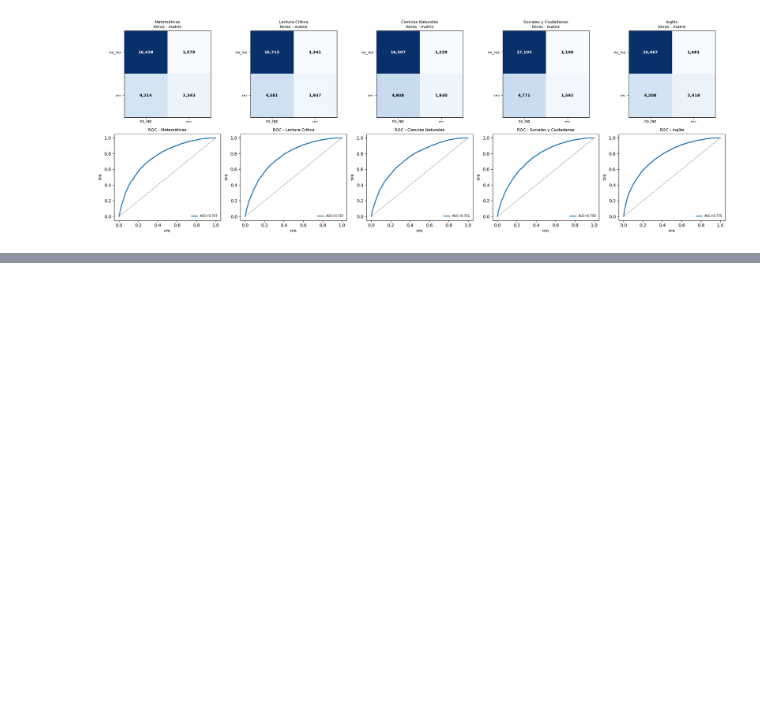
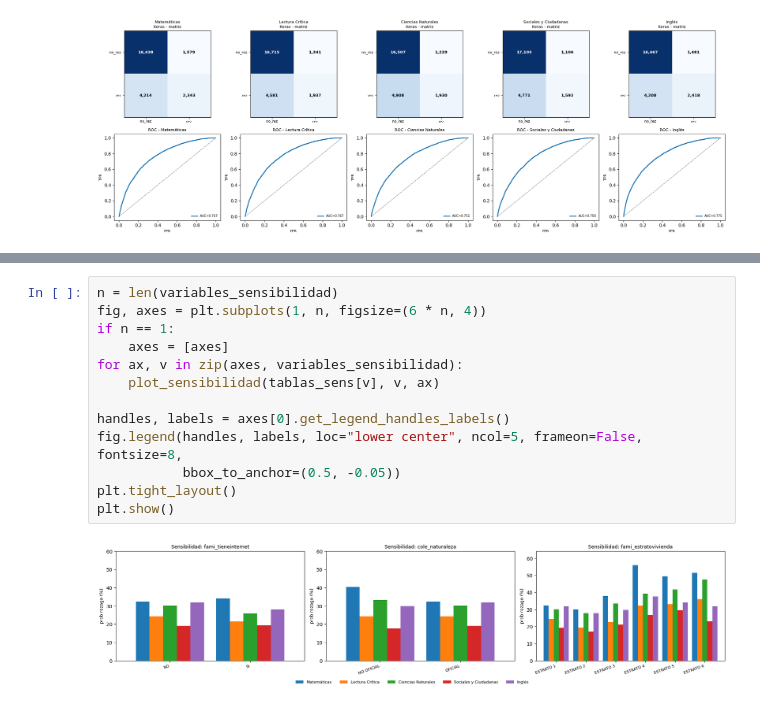
Before and after one commit to lrestrepoe/proyecto2-analitica, a Jupyter notebook: Modelo_Dani.ipynb, the cells around one changed output, grey strips where cells are left out. Cells and saved outputs as stored; diff of their text form; blank space fills up the shorter version.

```diff
--- a/Modelo_Dani.ipynb
+++ b/Modelo_Dani.ipynb
@@ -985,0 +1565,15 @@ plt.show()
+# %%
+n = len(variables_sensibilidad)
+fig, axes = plt.subplots(1, n, figsize=(6 * n, 4))
+if n == 1:
+    axes = [axes]
+for ax, v in zip(axes, variables_sensibilidad):
+    plot_sensibilidad(tablas_sens[v], v, ax)
+
+handles, labels = axes[0].get_legend_handles_labels()
+fig.legend(handles, labels, loc="lower center", ncol=5, frameon=False, fontsize=8,
+           bbox_to_anchor=(0.5, -0.05))
+plt.tight_layout()
+plt.show()
+# %% [output]
+[figure, added]
```
Also changed, not shown: parts of 23 cells of this notebook, 14 other files.
